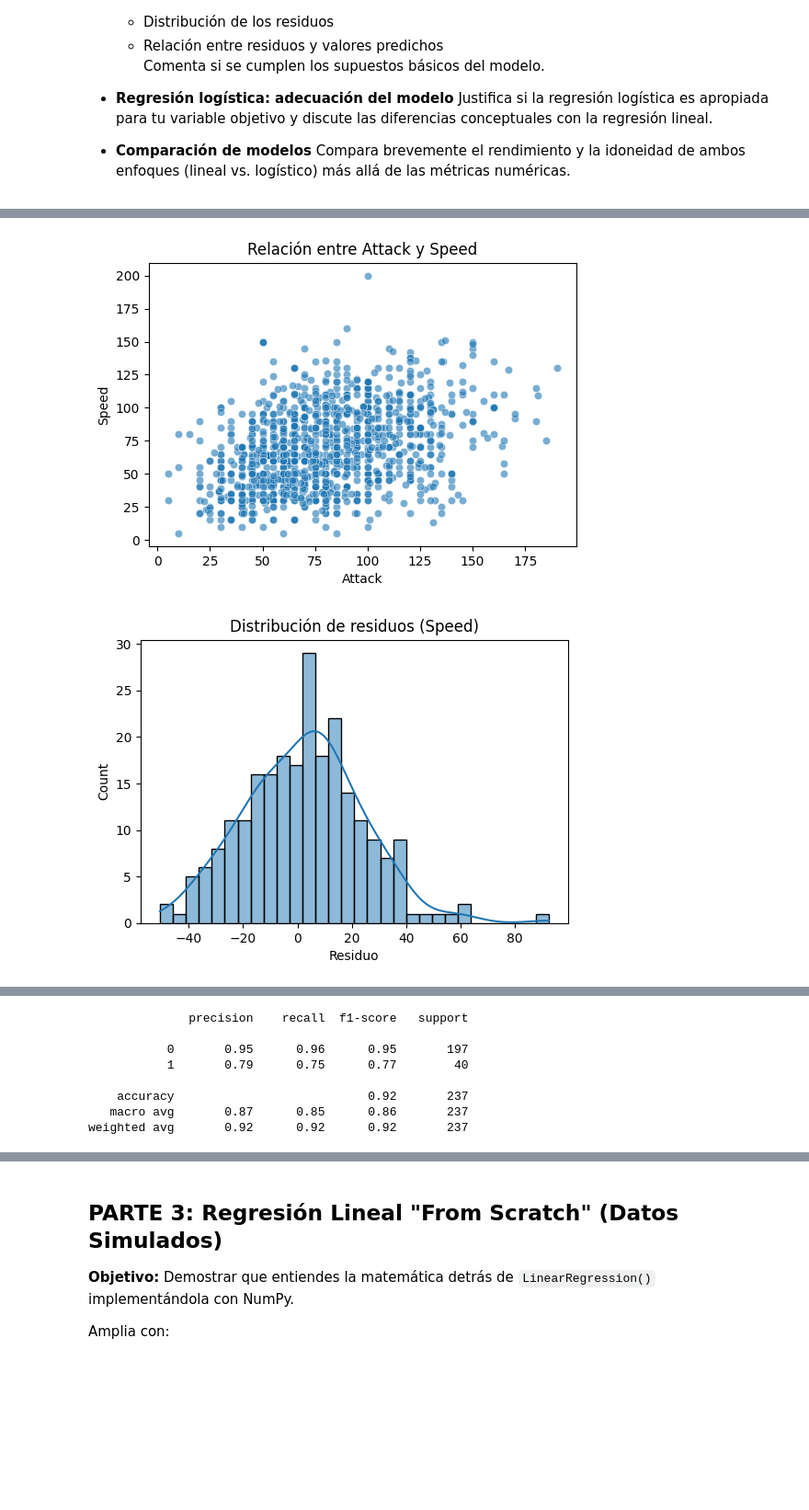
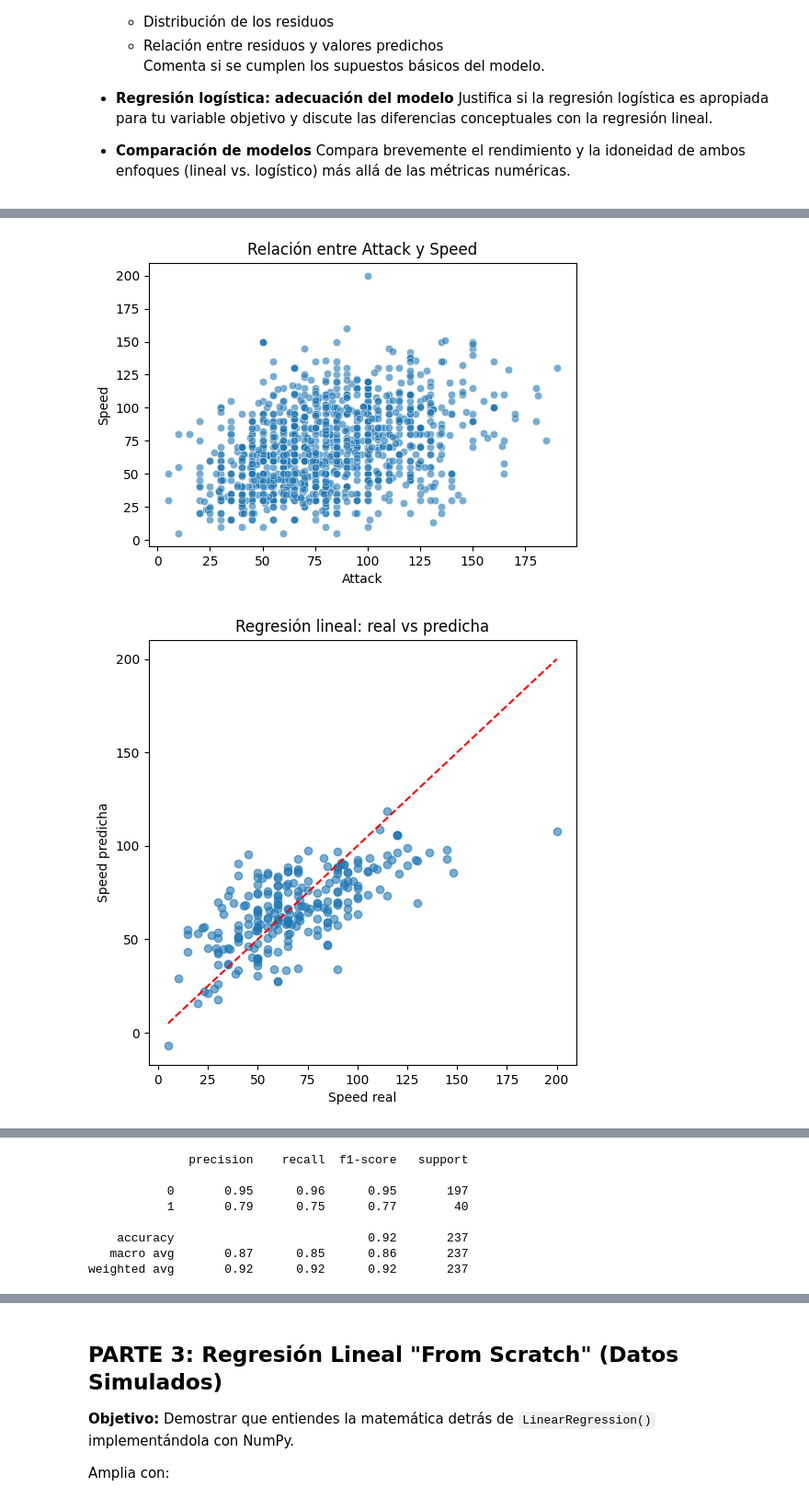
Before and after one commit to Jorge-Vilavella/ProyectoEstadistica, a Jupyter notebook: PracticaEstadistica__Vilavella_Cano_Jorge_.ipynb, the cells around one changed output, grey strips where cells are left out. Shown at 92% size. Cells and saved outputs as stored; diff of their text form; code cells hidden in the pictures; blank space fills up the shorter version.

```diff
--- a/PracticaEstadistica__Vilavella_Cano_Jorge_.ipynb
+++ b/PracticaEstadistica__Vilavella_Cano_Jorge_.ipynb
@@ -332,7 +332,7 @@ plt.show()
 corr_target = corr["Speed"].sort_values(ascending=False)
 corr_target
 
-# Seleccionar top variables más correlacionadas con Speed (excluyendo Speed)
+# Seleccionar top variables más correlacionadas con Speed
 top_predictors = corr_target.drop("Speed").head(3).index.tolist()
 top_predictors
 
@@ -343,7 +343,7 @@ for col in top_predictors:
     plt.title(f"Relación entre {col} y Speed")
     plt.show()
 
-# Variables predictoras para regresión lineal (solo numéricas para empezar)
+# Variables predictoras para regresión lineal
 X = df[[
     "Health", "Attack", "Defense",
     "Special Attack", "Special Defense",
@@ -370,6 +370,18 @@ coef_df = pd.DataFrame({
 }).sort_values("Coeficiente", ascending=False)
 coef_df
 
+plt.figure(figsize=(6,6))
+plt.scatter(y_test, y_pred, alpha=0.6)
+plt.plot(
+    [y_test.min(), y_test.max()],
+    [y_test.min(), y_test.max()],
+    'r--'
+)
+plt.xlabel("Speed real")
+plt.ylabel("Speed predicha")
+plt.title("Regresión lineal: real vs predicha")
+plt.show()
+
 # Cálculo de residuos
 residuals = y_test - y_pred
 
@@ -389,7 +401,7 @@ plt.xlabel("Speed predicha")
 plt.ylabel("Residuo")
 plt.show()
 
-# X: usamos las mismas predictoras numéricas
+# X: uso las mismas predictoras numéricas
 X_log = X.copy()
 
 # y: variable binaria
@@ -404,31 +416,31 @@ log_model.fit(X_train_l, y_train_l)
 
 y_pred_l = log_model.predict(X_test_l)
 y_proba_l = log_model.predict_proba(X_test_l)[:, 1]
 
 acc = accuracy_score(y_test_l, y_pred_l)
 cm = confusion_matrix(y_test_l, y_pred_l)
 roc_auc = roc_auc_score(y_test_l, y_proba_l)
 acc, roc_auc, cm
 
 print(classification_report(y_test_l, y_pred_l))
 
 fpr, tpr, _ = roc_curve(y_test_l, y_proba_l)
 plt.figure(figsize=(6,4))
 plt.plot(fpr, tpr)
 plt.plot([0,1], [0,1], linestyle="--")
 plt.title("Curva ROC - Regresión logística (Legendary)")
 plt.xlabel("False Positive Rate")
 plt.ylabel("True Positive Rate")
 plt.show()
 
 log_coef_df = pd.DataFrame({
     "Variable": X_log.columns,
     "Coeficiente": log_model.coef_[0]
 }).sort_values("Coeficiente", ascending=False)
 log_coef_df
 # %% [output]
 [figure]
 [figure]
 [figure]
 [figure]
-[figure, old version]
+[figure, new version]
```
Also changed, not shown: parts of 9 cells of this notebook.
